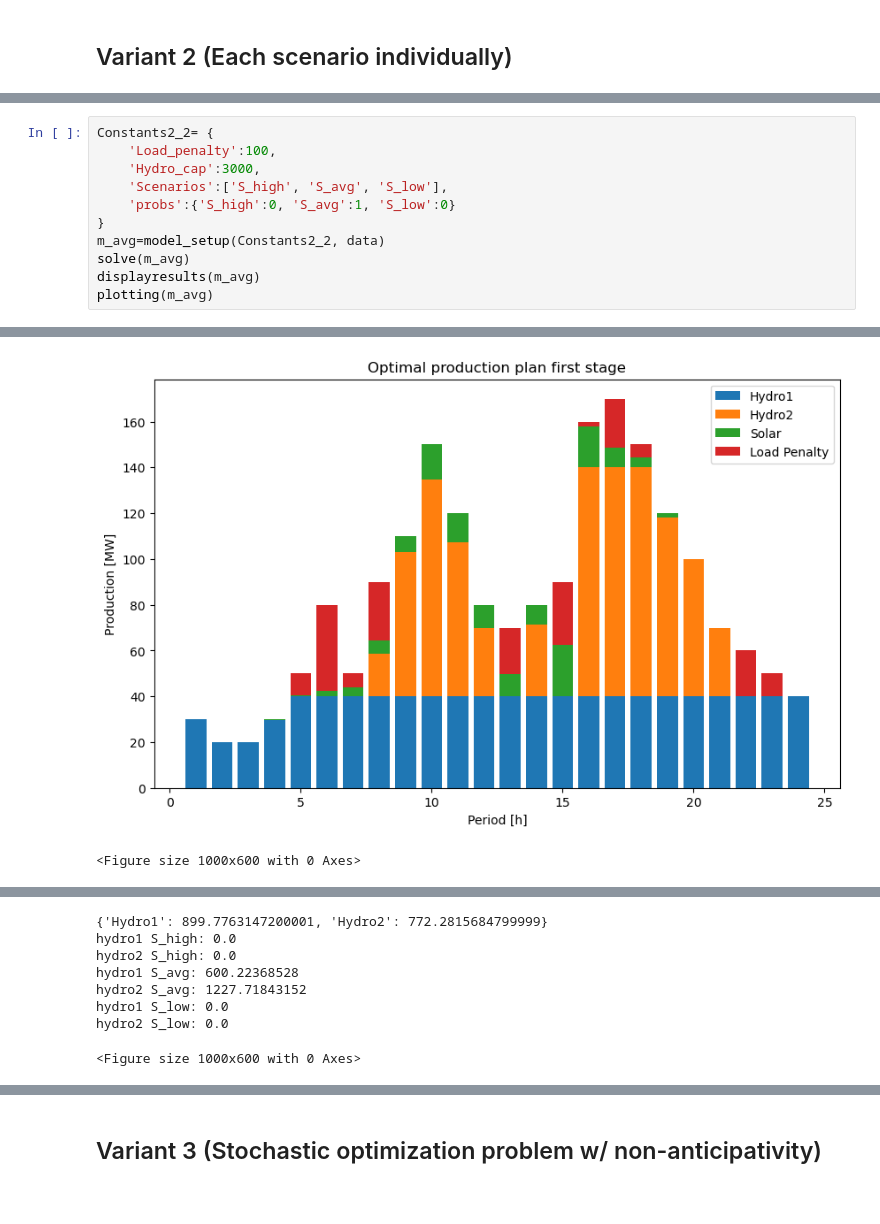
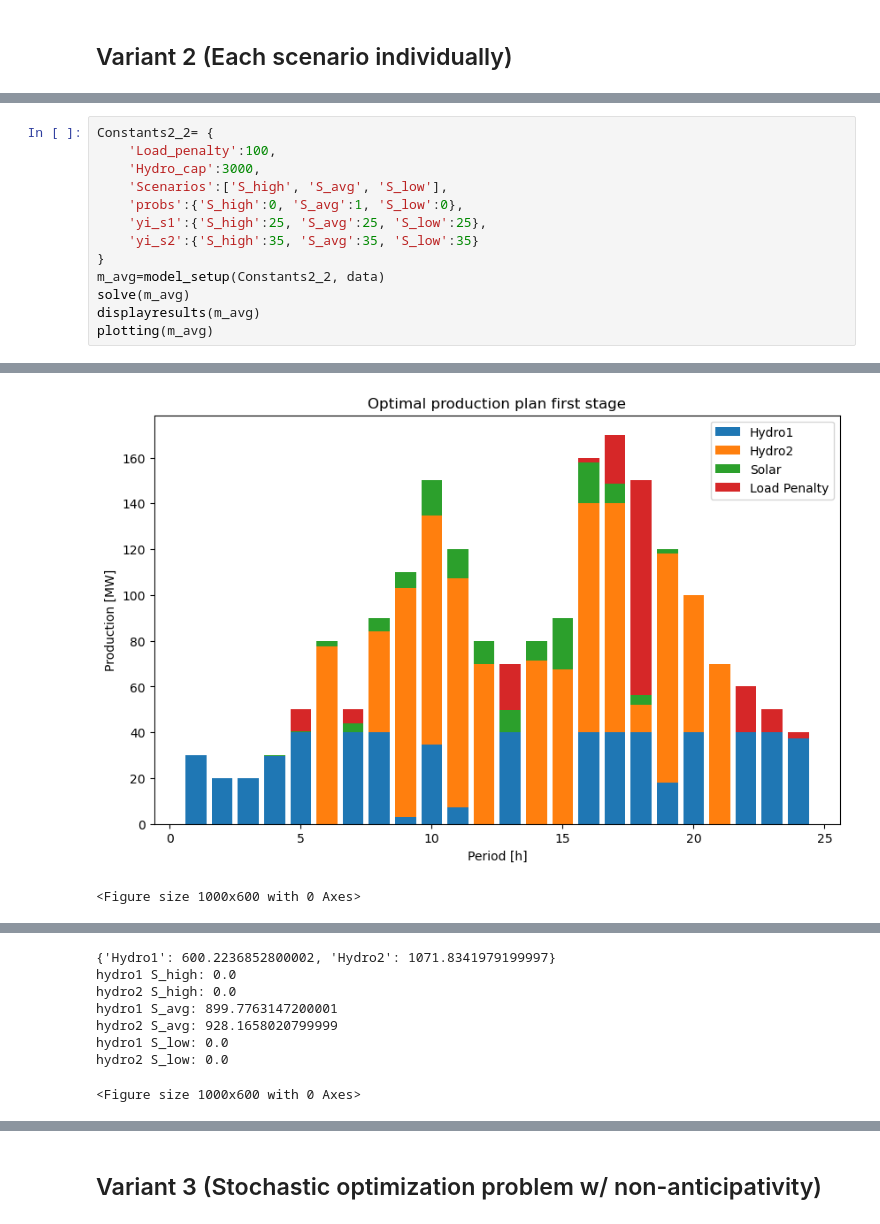
Before and after one commit to BenjaminTro/Hydro_optimization, a Jupyter notebook: Two_stage_final.ipynb, the cells around one changed output, grey strips where cells are left out. Drawn from its saved outputs; the diff is of its cells as text.

```diff
--- a/Two_stage_final.ipynb
+++ b/Two_stage_final.ipynb
@@ -122,7 +126,9 @@ Constants2_2= {
     'Load_penalty':100,
     'Hydro_cap':3000,
     'Scenarios':['S_high', 'S_avg', 'S_low'],
-    'probs':{'S_high':0, 'S_avg':1, 'S_low':0}
+    'probs':{'S_high':0, 'S_avg':1, 'S_low':0},
+    'yi_s1':{'S_high':25, 'S_avg':25, 'S_low':25},
+    'yi_s2':{'S_high':35, 'S_avg':35, 'S_low':35}
 }
 m_avg=model_setup(Constants2_2, data)
 solve(m_avg)
@@ -148,3 +154,3 @@ Coefficient statistics:
 None
-[figure, old version]
+[figure, new version]
 <Figure size 1000x600 with 0 Axes>
@@ -152,8 +158,8 @@ None
-{'Hydro1': 899.7763147200001, 'Hydro2': 772.2815684799999}
+{'Hydro1': 600.2236852800002, 'Hydro2': 1071.8341979199997}
 hydro1 S_high: 0.0
 hydro2 S_high: 0.0
-hydro1 S_avg: 600.22368528
-hydro2 S_avg: 1227.71843152
+hydro1 S_avg: 899.7763147200001
+hydro2 S_avg: 928.1658020799999
 hydro1 S_low: 0.0
 hydro2 S_low: 0.0
 <Figure size 1000x600 with 0 Axes>
```
Also changed, not shown: parts of 5 cells of this notebook, 1 other file.
